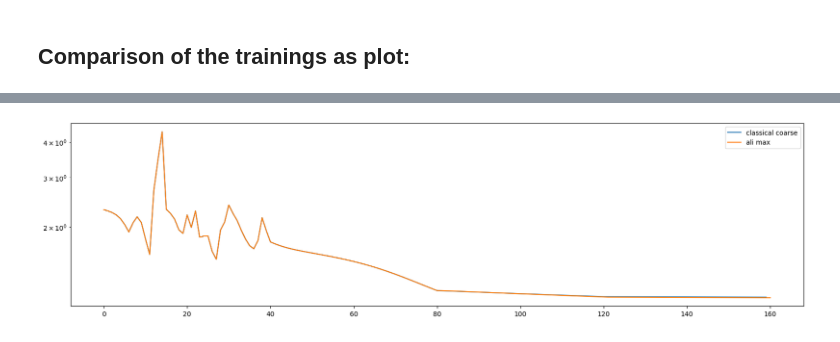
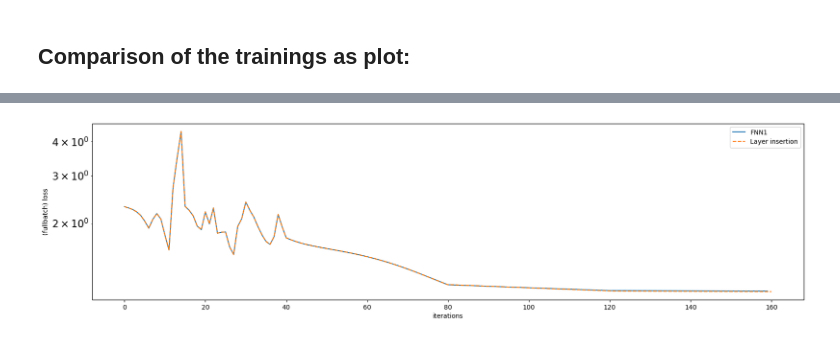
Before and after one commit to LeonieKreis/layer_insertion_sensitivity_based, a Jupyter notebook: exp7_5.ipynb, the cells around one changed output, grey strips where cells are left out. Drawn from its saved outputs; the diff is of its cells as text; code cells hidden in the pictures.

```diff
--- a/exp7_5.ipynb
+++ b/exp7_5.ipynb
@@ -509,22 +547,22 @@ if T3:
 # %%
 plt.figure(figsize=(20,5))
 
 #if T2:
 #    plt.plot(np.zeros(max(len(mb_losses1),len(mb_losses2))))#,len(mblosses_classical))))
 if T3:
-    plt.plot(mblosses_classical, label='classical coarse')
+    plt.plot(mblosses_classical, label='FNN1')
 if T2:
     plt.plot(mb_losses2, label='ali min')
-plt.plot(mb_losses1,label='ali max')
+plt.plot(mb_losses1,'--',label='Layer insertion')
 
 plt.yscale('log')
+plt.xlabel('iterations')
+plt.ylabel('(fullbatch) loss')
 
 plt.legend()
-#plt.ylim((1e-8,1.1))
-#plt.xlim((80,100))
 plt.show()
 # %% [output]
-[figure, old version]
+[figure, new version]
 # %%
 smooth_factor = 0.95
 s1= ema(mb_losses1, smooth_factor)
```
Also changed, not shown: parts of 8 cells of this notebook, 6 other files.
